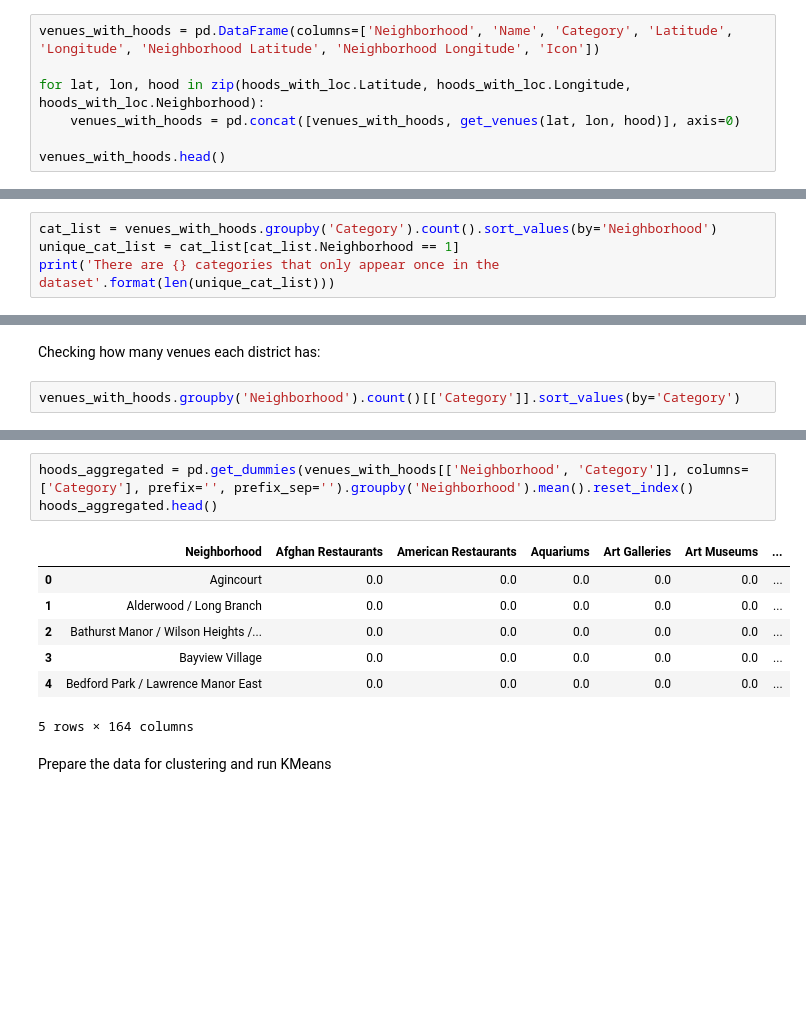
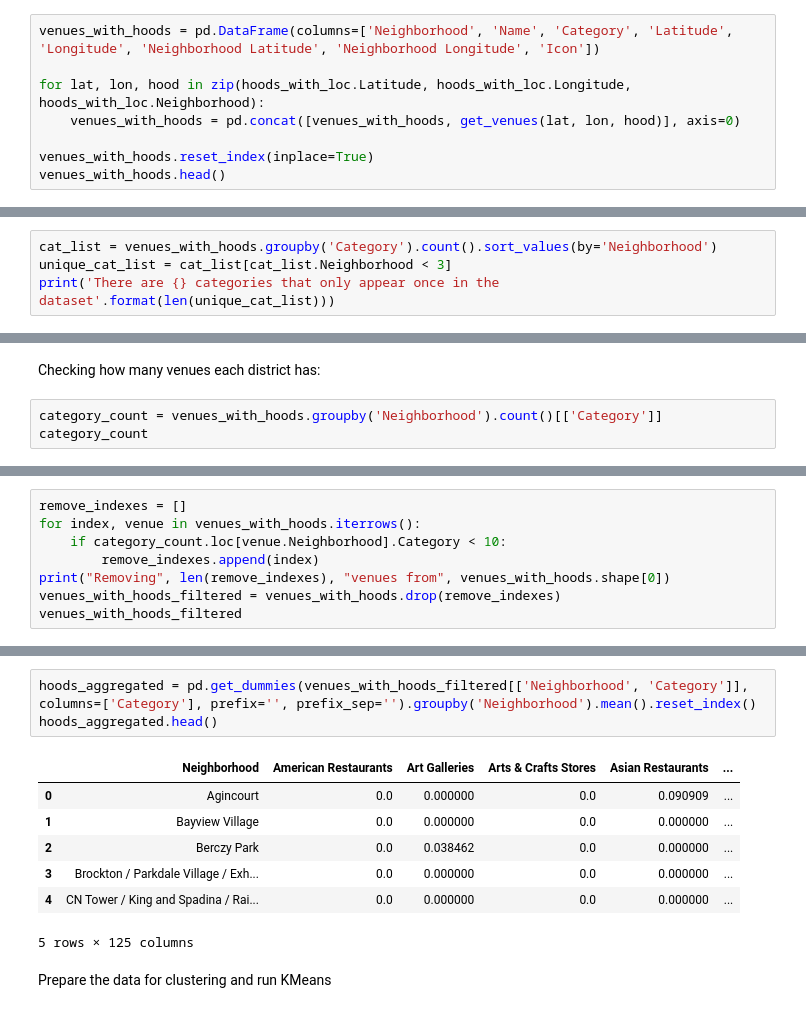
Before and after one commit to dudasaron/Coursera_Capstone, a Jupyter notebook: Toronto Neighborhoods.ipynb, the cells around one changed output, grey strips where cells are left out. Cells and saved outputs as stored; diff of their text form; blank space fills up the shorter version.

Commit message:
Filtering out districts with less than 10 venues

```diff
--- a/Toronto Neighborhoods.ipynb
+++ b/Toronto Neighborhoods.ipynb
@@ -206,6 +206,7 @@ venues_with_hoods = pd.DataFrame(columns=['Neighborhood', 'Name', 'Category', 'L
 for lat, lon, hood in zip(hoods_with_loc.Latitude, hoods_with_loc.Longitude, hoods_with_loc.Neighborhood):
     venues_with_hoods = pd.concat([venues_with_hoods, get_venues(lat, lon, hood)], axis=0)
 
+venues_with_hoods.reset_index(inplace=True)
 venues_with_hoods.head()
 # %% [output]
 |  | Neighborhood | Name | Category | Latitude | Longitude | Neighborhood Latitude | Neighborhood Longitude | ... |
@@ -261,6 +262,6 @@ venues_with_hoods.groupby('Category').count().sort_values(by='Neighborhood')
 238 rows × 7 columns
 # %%
 cat_list = venues_with_hoods.groupby('Category').count().sort_values(by='Neighborhood')
-unique_cat_list = cat_list[cat_list.Neighborhood == 1]
+unique_cat_list = cat_list[cat_list.Neighborhood < 3]
 print('There are {} categories that only appear once in the dataset'.format(len(unique_cat_list)))
 # %% [output]
@@ -297,7 +298,8 @@ venues_with_hoods.groupby('Category').count().sort_values(by='Neighborhood')
 # %% [markdown]
 Checking how many venues each district has:
 # %%
-venues_with_hoods.groupby('Neighborhood').count()[['Category']].sort_values(by='Category')
+category_count = venues_with_hoods.groupby('Neighborhood').count()[['Category']]
+category_count
 # %% [output]
 |  | Category |
 | Neighborhood |  |
@@ -327,0 +325,8 @@ Aggregate the Neighborhoods into a single row each
+# %%
+remove_indexes = []
+for index, venue in venues_with_hoods.iterrows():
+    if category_count.loc[venue.Neighborhood].Category < 10:
+        remove_indexes.append(index)
+print("Removing", len(remove_indexes), "venues from", venues_with_hoods.shape[0])
+venues_with_hoods_filtered = venues_with_hoods.drop(remove_indexes)
+venues_with_hoods_filtered
@@ -328,14 +353,14 @@ Aggregate the Neighborhoods into a single row each
 # %%
-hoods_aggregated = pd.get_dummies(venues_with_hoods[['Neighborhood', 'Category']], columns=['Category'], prefix='', prefix_sep='').groupby('Neighborhood').mean().reset_index()
+hoods_aggregated = pd.get_dummies(venues_with_hoods_filtered[['Neighborhood', 'Category']], columns=['Category'], prefix='', prefix_sep='').groupby('Neighborhood').mean().reset_index()
 hoods_aggregated.head()
 # %% [output]
-|  | Neighborhood | Afghan Restaurants | American Restaurants | Aquariums | Art Galleries | Art Museums | ... |
-| 0 | Agincourt | 0.0 | 0.0 | 0.0 | 0.0 | 0.0 | ... |
-| 1 | Alderwood / Long Branch | 0.0 | 0.0 | 0.0 | 0.0 | 0.0 | ... |
-| 2 | Bathurst Manor / Wilson Heights /... | 0.0 | 0.0 | 0.0 | 0.0 | 0.0 | ... |
-| 3 | Bayview Village | 0.0 | 0.0 | 0.0 | 0.0 | 0.0 | ... |
-| 4 | Bedford Park / Lawrence Manor East | 0.0 | 0.0 | 0.0 | 0.0 | 0.0 | ... |
+|  | Neighborhood | American Restaurants | Art Galleries | Arts & Crafts Stores | Asian Restaurants | ... |
+| 0 | Agincourt | 0.0 | 0.000000 | 0.0 | 0.090909 | ... |
+| 1 | Bayview Village | 0.0 | 0.000000 | 0.0 | 0.000000 | ... |
+| 2 | Berczy Park | 0.0 | 0.038462 | 0.0 | 0.000000 | ... |
+| 3 | Brockton / Parkdale Village / Exh... | 0.0 | 0.000000 | 0.0 | 0.000000 | ... |
+| 4 | CN Tower / King and Spadina / Rai... | 0.0 | 0.000000 | 0.0 | 0.000000 | ... |
-5 rows × 164 columns
+5 rows × 125 columns
 # %% [markdown]
 Prepare the data for clustering and run KMeans
 # %%
```
Also changed, not shown: parts of 12 cells of this notebook.
